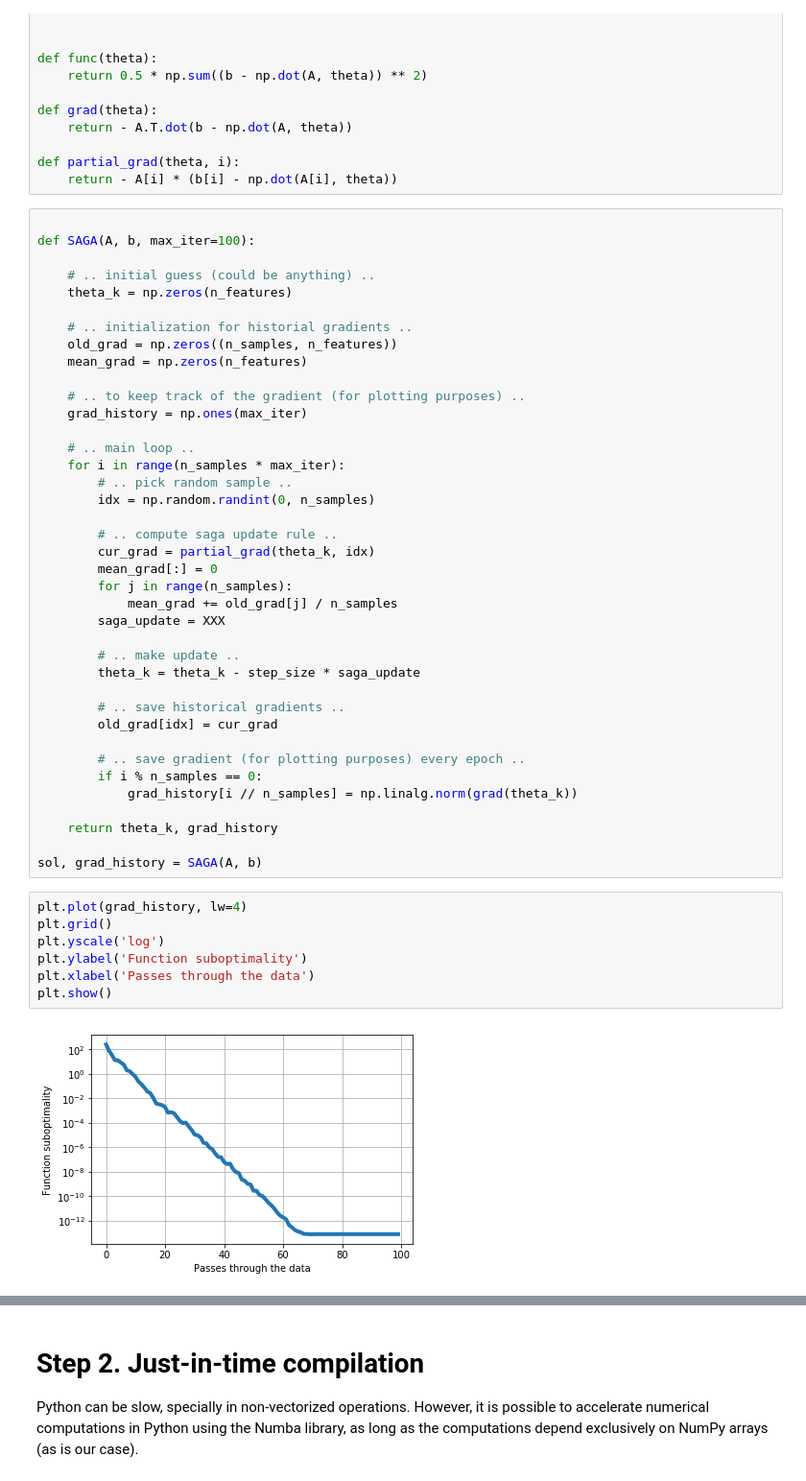
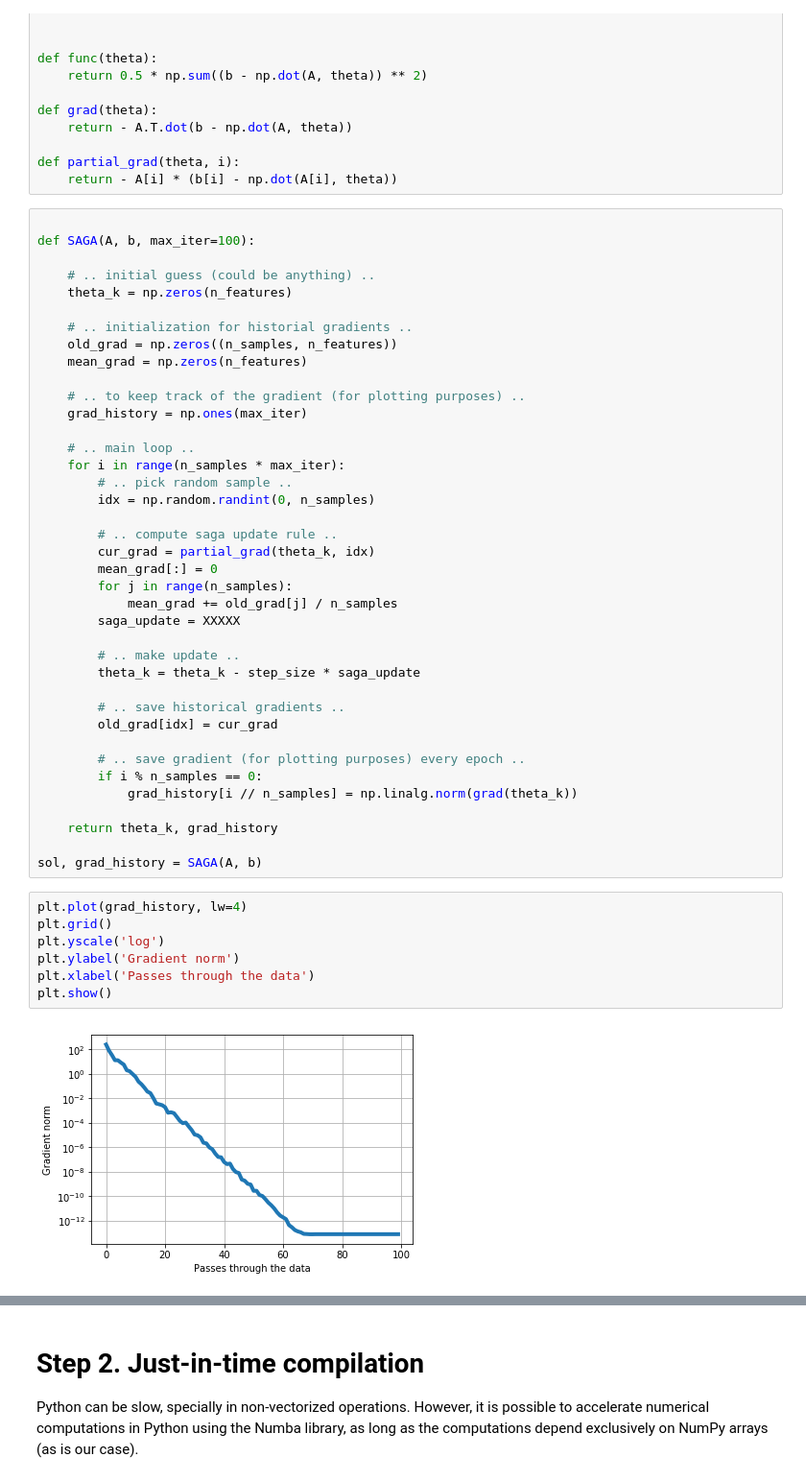
Before and after one commit to fabianp/DSOML_2017, a Jupyter notebook: 03-SAGA_algorithm.ipynb, the cells around one changed output, grey strips where cells are left out. Shown at 96% size. Cells and saved outputs as stored; diff of their text form.

```diff
--- a/03-SAGA_algorithm.ipynb
+++ b/03-SAGA_algorithm.ipynb
@@ -94,7 +96,7 @@ def SAGA(A, b, max_iter=100):
         mean_grad[:] = 0
         for j in range(n_samples):
             mean_grad += old_grad[j] / n_samples
-        saga_update = XXX
+        saga_update = XXXXX
 
         # .. make update ..
         theta_k = theta_k - step_size * saga_update
@@ -112,12 +114,12 @@ sol, grad_history = SAGA(A, b)
 # %%
 plt.plot(grad_history, lw=4)
 plt.grid()
 plt.yscale('log')
-plt.ylabel('Function suboptimality')
+plt.ylabel('Gradient norm')
 plt.xlabel('Passes through the data')
 plt.show()
 # %% [output]
-[figure, old version]
+[figure, new version]
 # %%
 # .. time the algorithm ..
 %timeit SAGA(A, b)
```
Also changed, not shown: parts of 7 cells of this notebook, 1 other file.
